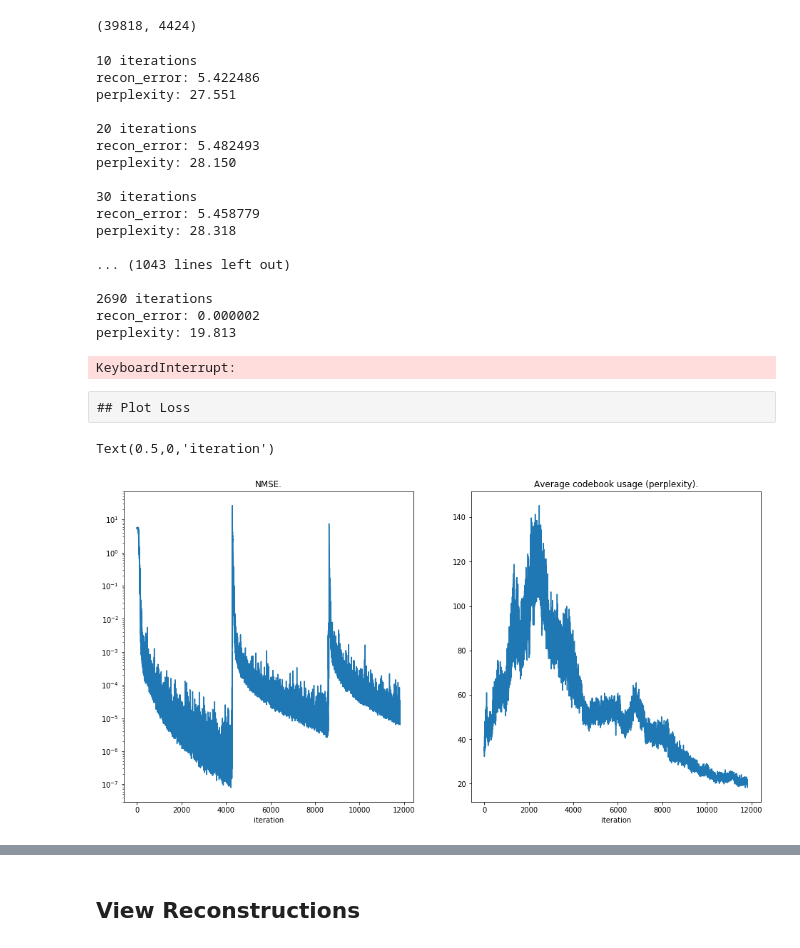
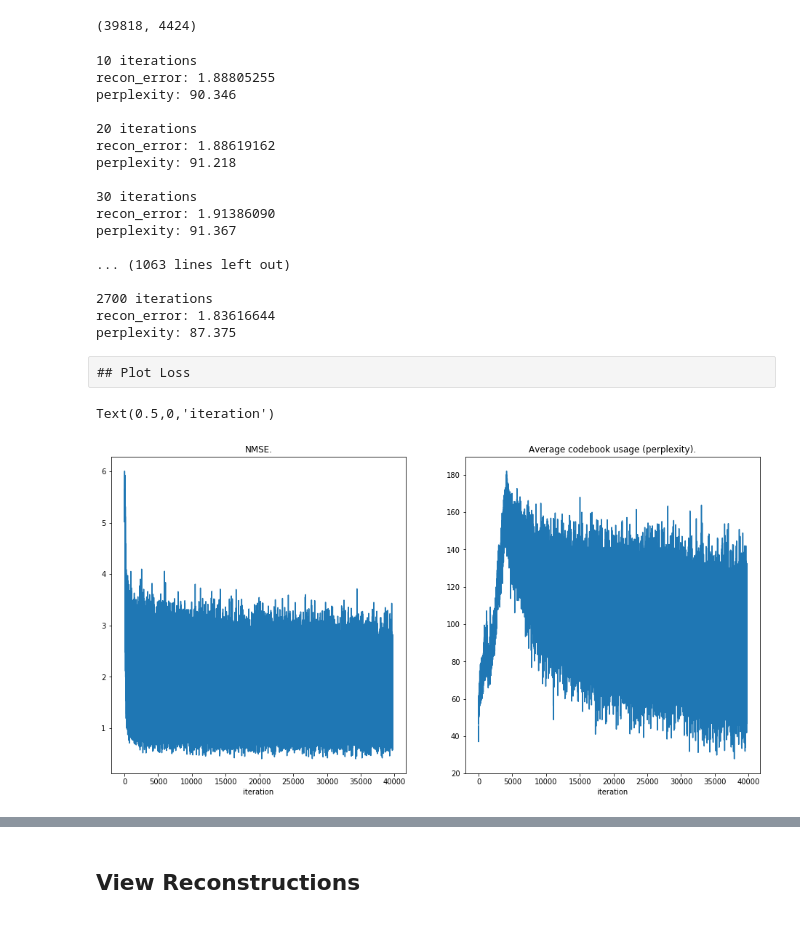
Before and after one commit to ckdgus0505/pytorch_vq_vae_audio, a Jupyter notebook: vq-vae.ipynb, the cells around one changed output, grey strips where cells are left out. Cells and saved outputs as stored; diff of their text form; code cells hidden in the pictures.

```diff
--- a/vq-vae.ipynb
+++ b/vq-vae.ipynb
@@ -290,9 +291,9 @@ class Model(nn.Module):
 # %% [markdown]
 # Train
 # %%
-num_training_updates = 25000
+num_training_updates = 39818
 #vector quantizer parameters:
-encoding_channels = [32,16,8,4,2,1]
+encoding_channels = [16,16,16,4,4,1]
 embedding_dim = 1 #dimension of each vector
 num_embeddings = 512 #number of vectors
 commitment_cost = 0.25
@@ -327,15 +328,15 @@ model = Model(num_embeddings=num_embeddings,
               decay=decay).to(device)
 # %%
 optimizer = optim.Adam(model.parameters(), lr=learning_rate, amsgrad=False)
-# scheduler = torch.optim.lr_scheduler.ReduceLROnPlateau(optimizer,
-#                                                            mode='min',
-#                                                            factor=0.1,
-#                                                            patience=500,
-#                                                            verbose=True,
-#                                                            threshold=0.0001,
-#                                                            threshold_mode='rel',
-#                                                            cooldown=0,
-#                                                            min_lr=0,
-#                                                            eps=1e-08)
-scheduler = torch.optim.lr_scheduler.CosineAnnealingLR(optimizer, T_max=500)
+scheduler = torch.optim.lr_scheduler.ReduceLROnPlateau(optimizer,
+                                                           mode='min',
+                                                           factor=0.2,
+                                                           patience=10000,
+                                                           verbose=True,
+                                                           threshold=0.0001,
+                                                           threshold_mode='rel',
+                                                           cooldown=0,
+                                                           min_lr=0,
+                                                           eps=1e-08)
+#scheduler = torch.optim.lr_scheduler.CosineAnnealingLR(optimizer, T_max=2000)
 # %%
@@ -346,6 +345,6 @@ for param_group in optimizer.param_groups:
 # %%
-# model.load_state_dict(torch.load("mymodel"))
-# optimizer.load_state_dict(torch.load("myoptim"))
+model.load_state_dict(torch.load("mymodel"))
+optimizer.load_state_dict(torch.load("myoptim"))
 # %%
 data = VCTK("../VCTK", receptive_field=receptive_field)
 print(len(data))
@@ -386,8 +386,8 @@ len(train_indices), len(test_indices)
 iterator = iter(training_loader)
 # %%
 model.train()
-train_res_recon_error = []
-train_res_perplexity = []
+# train_res_recon_error = []
+# train_res_perplexity = []
 # with open("errors", "rb") as file:
 #     train_res_recon_error, train_res_perplexity = pickle.load(file)
 
@@ -411,46 +411,45 @@ for i in range(num_training_updates):
 
     if (i+1) % 10 == 0:
         print('%d iterations' % (i+1))
-        print('recon_error: %.6f' % np.mean(train_res_recon_error[-100:]))
+        print('recon_error: %.8f' % np.mean(train_res_recon_error[-100:]))
         print('perplexity: %.3f' % np.mean(train_res_perplexity[-100:]))
         print()
 # %% [output]
 10 iterations
-recon_error: 5.422486
-perplexity: 27.551
+recon_error: 1.88805255
+perplexity: 90.346
 
 20 iterations
-recon_error: 5.482493
-perplexity: 28.150
+recon_error: 1.88619162
+perplexity: 91.218
 
 30 iterations
-recon_error: 5.458779
-perplexity: 28.318
+recon_error: 1.91386090
+perplexity: 91.367
 
-... (1043 lines left out)
+... (1063 lines left out)
 
-2690 iterations
-recon_error: 0.000002
-perplexity: 19.813
+2700 iterations
+recon_error: 1.83616644
+perplexity: 87.375
-KeyboardInterrupt:
 # %% [raw]
 ## Plot Loss
 # %%
 #plot for cosine annealing lr_scheduler
 f = plt.figure(figsize=(16,8))
 ax = f.add_subplot(1,2,1)
 ax.plot(train_res_recon_error)
-ax.set_yscale('log')
+#ax.set_yscale('log')
 ax.set_title('NMSE.')
 ax.set_xlabel('iteration')
 
 ax = f.add_subplot(1,2,2)
 ax.plot(train_res_perplexity)
 ax.set_title('Average codebook usage (perplexity).')
 ax.set_xlabel('iteration')
 # %% [output]
 Text(0.5,0,'iteration')
-[figure, old version]
+[figure, new version]
 # %%
 #plot for reduce-on-plateau lr_scheduler
 f = plt.figure(figsize=(16,8))
```
Also changed, not shown: parts of 6 cells of this notebook.
